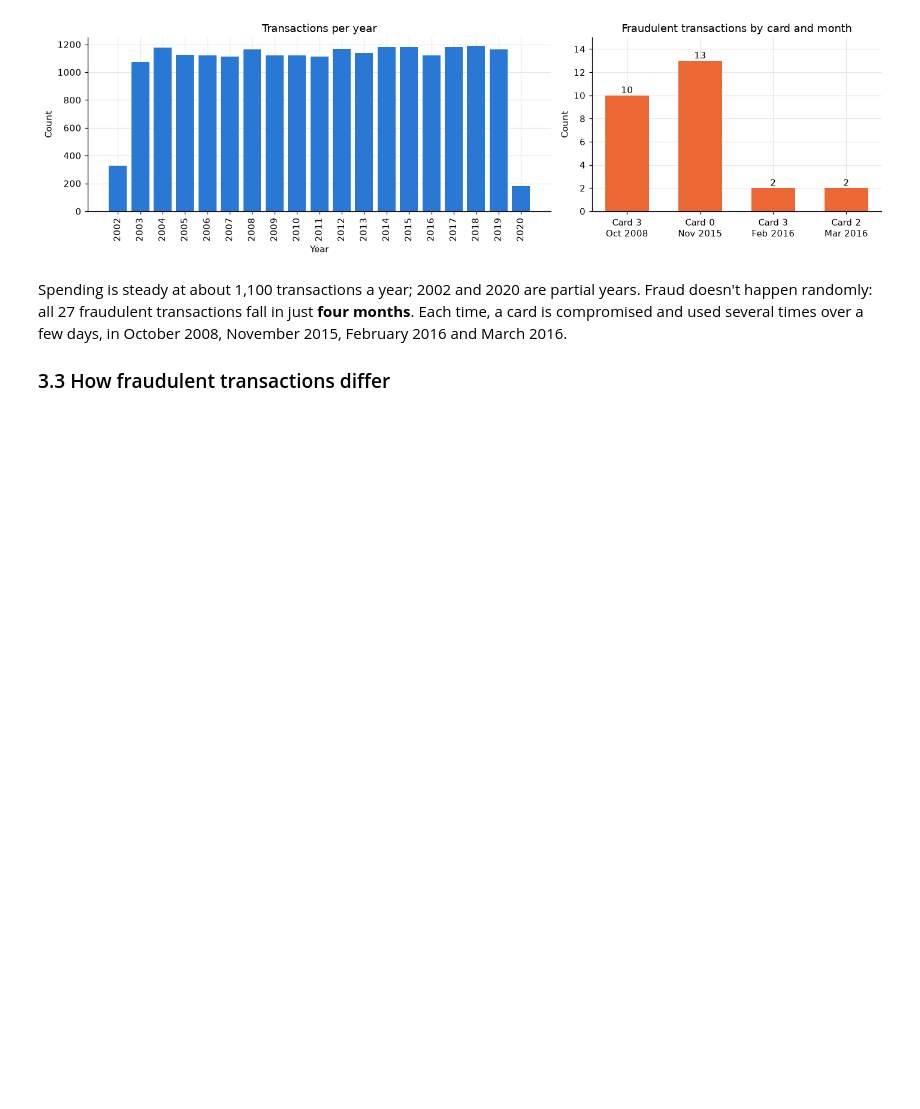
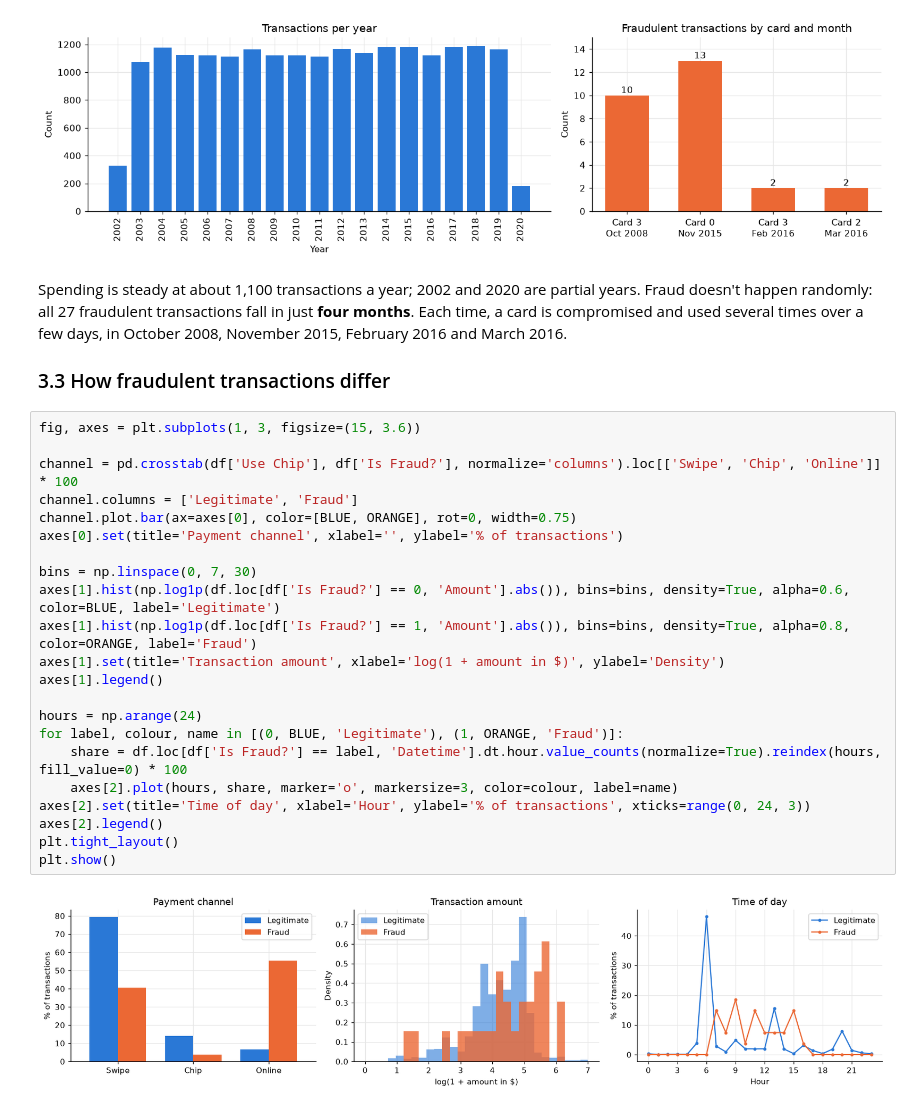
Before and after one commit to harryconnor/GNN-Fraud-Detection, a Jupyter notebook: Fraud_Detection_GNN.ipynb, the cells around one changed output. Cells and saved outputs as stored; diff of their text form; blank space fills up the shorter version.

Commit message:
EDA: payment channel, amount and time of day

```diff
--- a/Fraud_Detection_GNN.ipynb
+++ b/Fraud_Detection_GNN.ipynb
@@ -142,3 +142,27 @@ plt.show()
 Spending is steady at about 1,100 transactions a year; 2002 and 2020 are partial years. Fraud doesn't happen randomly: all 27 fraudulent transactions fall in just **four months**. Each time, a card is compromised and used several times over a few days, in October 2008, November 2015, February 2016 and March 2016.
 
 ### 3.3 How fraudulent transactions differ
+# %%
+fig, axes = plt.subplots(1, 3, figsize=(15, 3.6))
+
+channel = pd.crosstab(df['Use Chip'], df['Is Fraud?'], normalize='columns').loc[['Swipe', 'Chip', 'Online']] * 100
+channel.columns = ['Legitimate', 'Fraud']
+channel.plot.bar(ax=axes[0], color=[BLUE, ORANGE], rot=0, width=0.75)
+axes[0].set(title='Payment channel', xlabel='', ylabel='% of transactions')
+
+bins = np.linspace(0, 7, 30)
+axes[1].hist(np.log1p(df.loc[df['Is Fraud?'] == 0, 'Amount'].abs()), bins=bins, density=True, alpha=0.6, color=BLUE, label='Legitimate')
+axes[1].hist(np.log1p(df.loc[df['Is Fraud?'] == 1, 'Amount'].abs()), bins=bins, density=True, alpha=0.8, color=ORANGE, label='Fraud')
+axes[1].set(title='Transaction amount', xlabel='log(1 + amount in $)', ylabel='Density')
+axes[1].legend()
+
+hours = np.arange(24)
+for label, colour, name in [(0, BLUE, 'Legitimate'), (1, ORANGE, 'Fraud')]:
+    share = df.loc[df['Is Fraud?'] == label, 'Datetime'].dt.hour.value_counts(normalize=True).reindex(hours, fill_value=0) * 100
+    axes[2].plot(hours, share, marker='o', markersize=3, color=colour, label=name)
+axes[2].set(title='Time of day', xlabel='Hour', ylabel='% of transactions', xticks=range(0, 24, 3))
+axes[2].legend()
+plt.tight_layout()
+plt.show()
+# %% [output]
+[figure, added]
```
Also changed, not shown: parts of 2 cells of this notebook.
